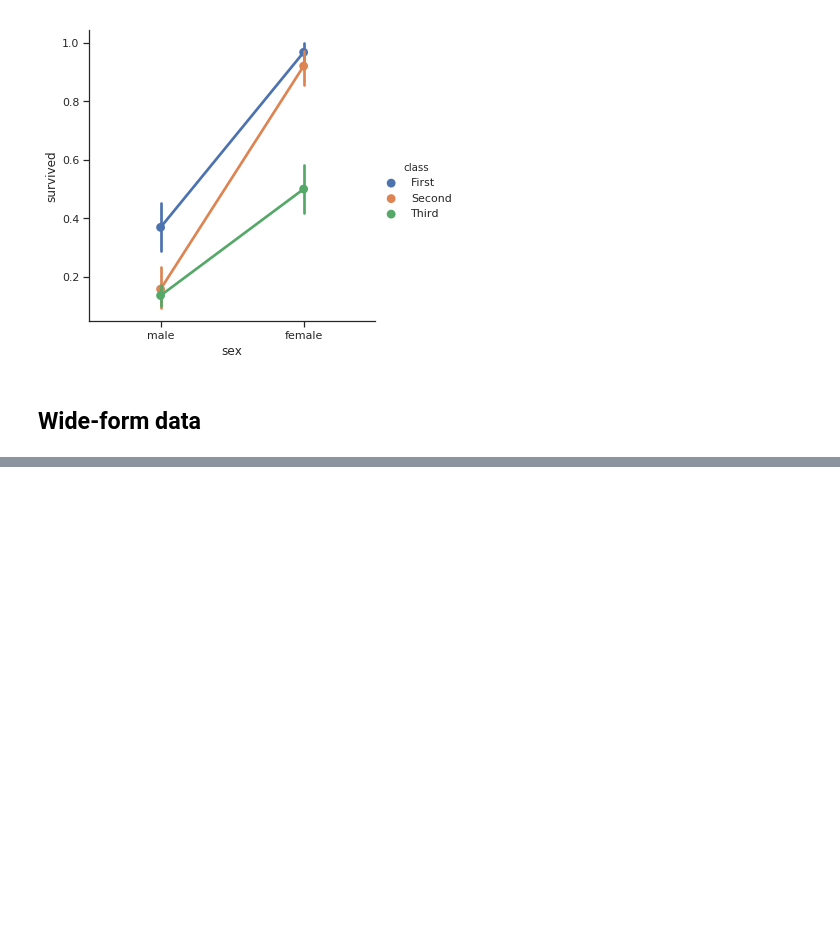
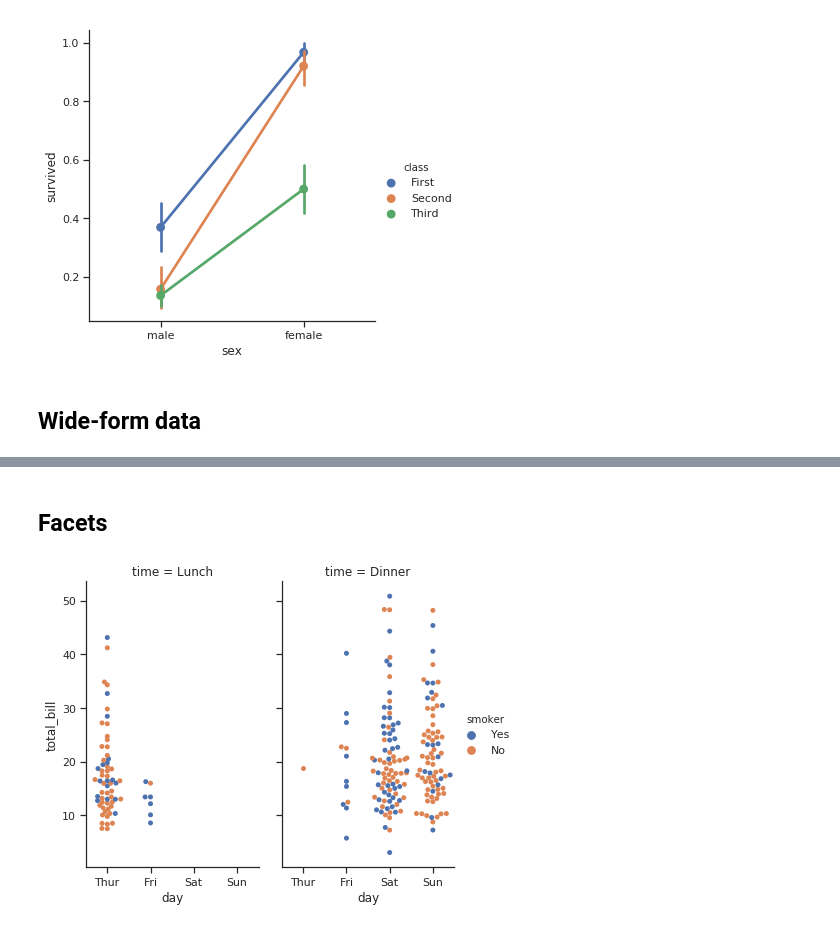
Before and after one commit to ivanlis/ml_python, a Jupyter notebook: 18_seaborn_categorical.ipynb, the cells around one changed output, grey strips where cells are left out. Saved outputs shown, nothing was run; the diff lists cells and outputs as text; code cells hidden in the pictures; blank space fills up the shorter version.

```diff
--- a/18_seaborn_categorical.ipynb
+++ b/18_seaborn_categorical.ipynb
@@ -108,0 +124,7 @@ sns.catplot(data = titanic, kind = 'point', x = 'sex', y = 'survived', hue = 'cl
+# %% [markdown]
+## Facets
+# %%
+sns.catplot(x = 'day', y = 'total_bill', hue = 'smoker',
+           col = 'time', aspect = 0.6, kind = 'swarm', data = tips);
+# %% [output]
+[figure, added]
```
Also changed, not shown: parts of 4 cells of this notebook, 2 other files.
